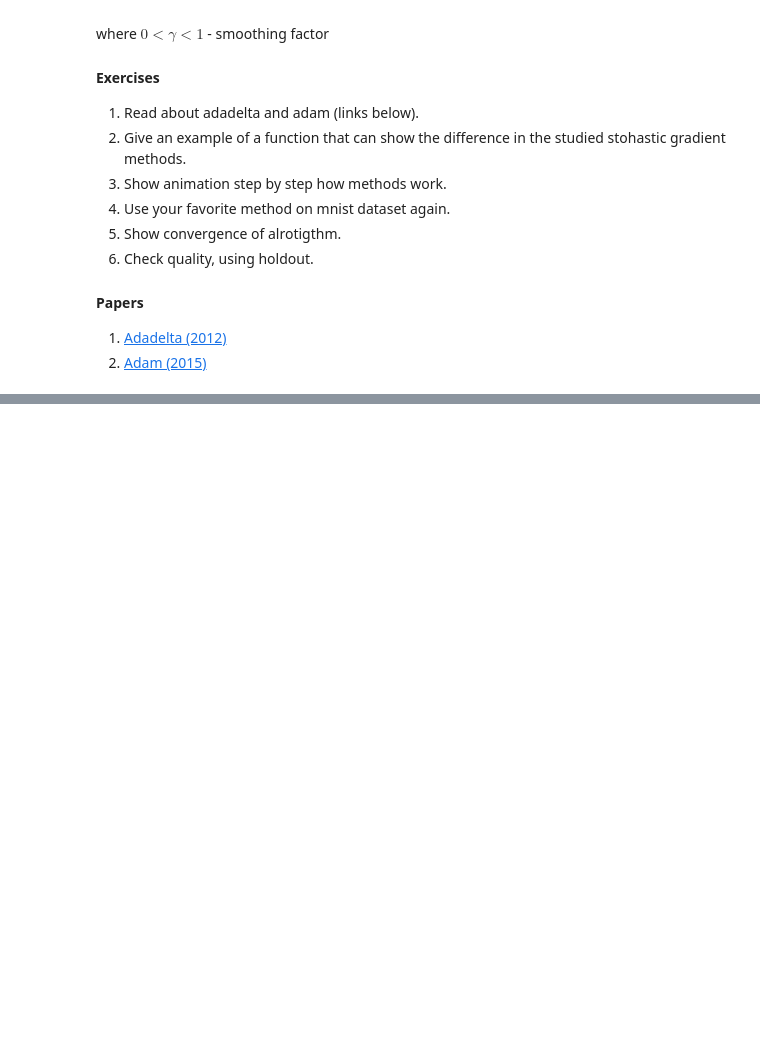
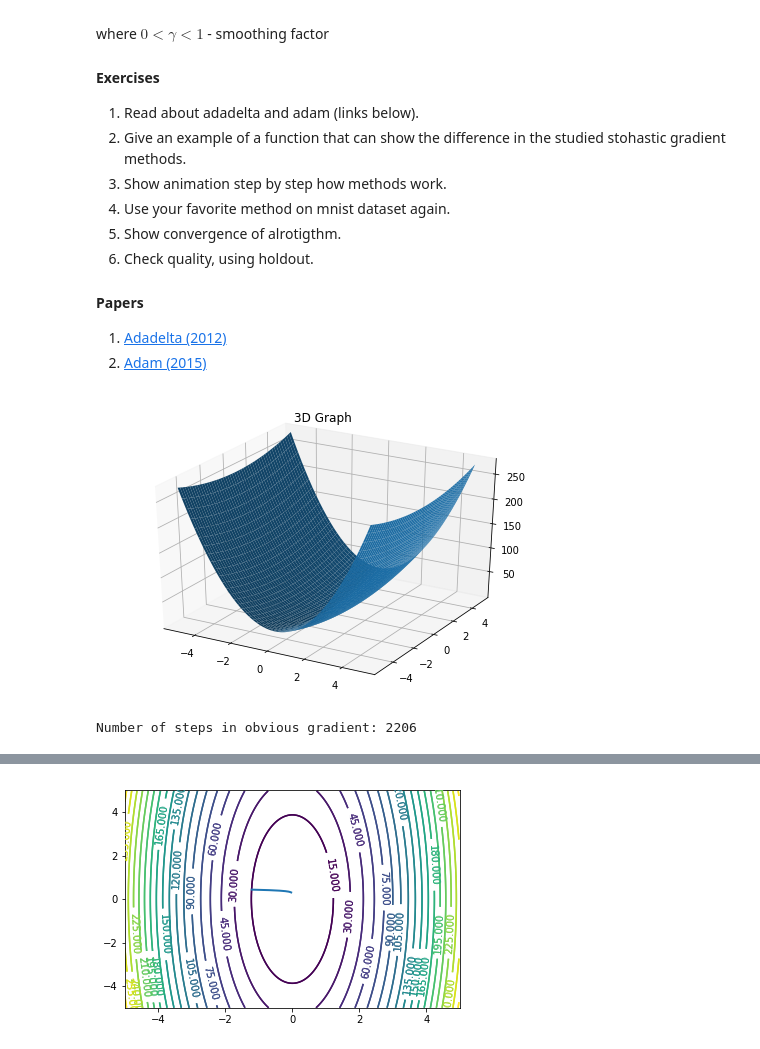
Before and after one commit to oleges1/Renju, a Jupyter notebook: lab-1_oleges.ipynb, the cells around one changed output, grey strips where cells are left out. Cells and saved outputs as stored; diff of their text form; code cells hidden in the pictures; blank space fills up the shorter version.

```diff
--- a/lab-1_oleges.ipynb
+++ b/lab-1_oleges.ipynb
@@ -723,0 +791,38 @@ where $0< \gamma < 1$ - smoothing factor
+# %%
+from matplotlib import animation, rc
+from IPython.display import HTML
+
+def animator(f, X, Y, fram_num = 100, interval_num = 20, lim = 5):
+    #%matplotlib inline
+    fig, ax = pl.subplots()
+    ax.set_xlim((-lim, lim))
+    ax.set_ylim((-lim, lim))
+    line, = ax.plot([], [], lw=2)
+
+    def init():
+        delta = 0.025
+        h = lim
+        x = np.arange(-h, h, delta)
+        y = np.arange(-h, h, delta)
+        X, Y = np.meshgrid(x, y)
+        Z = f(X, Y)
+        CS = pl.contour(X, Y, Z, 20)
+        pl.clabel(CS, inline=1, fontsize=10)
+        return (line,)
+
+    def animate(i):
+        line.set_data(X[:i], Y[:i])
+        return (line,)
+
+    anim = animation.FuncAnimation(fig, animate, init_func=init,
+                               frames = fram_num, interval=interval_num, blit=True)
+    return HTML(anim.to_html5_video())
+# %%
+# obvious gradient
+ThreeD(Q, 5)
+x0 = np.array([(random() - 0.5) * 8, (random() - 0.5) * 8])
+PATH_us, res_us = gradient_PATH(x0, 0.01, 0.00008, dQ)
+animator(Q, PATH_us[:, 0], PATH_us[:, 1], 2500, 3)
+# %% [output]
+[figure, added]
+Number of steps in obvious gradient: 2206
@@ -723,0 +830 @@ where $0< \gamma < 1$ - smoothing factor
+[figure, added]
```
Also changed, not shown: parts of 26 cells of this notebook.
